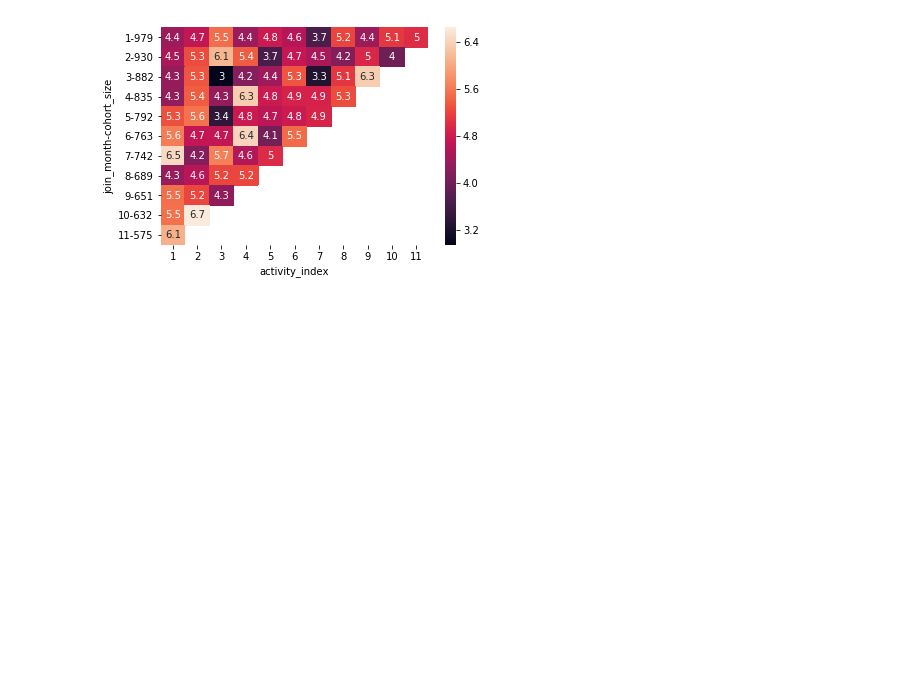
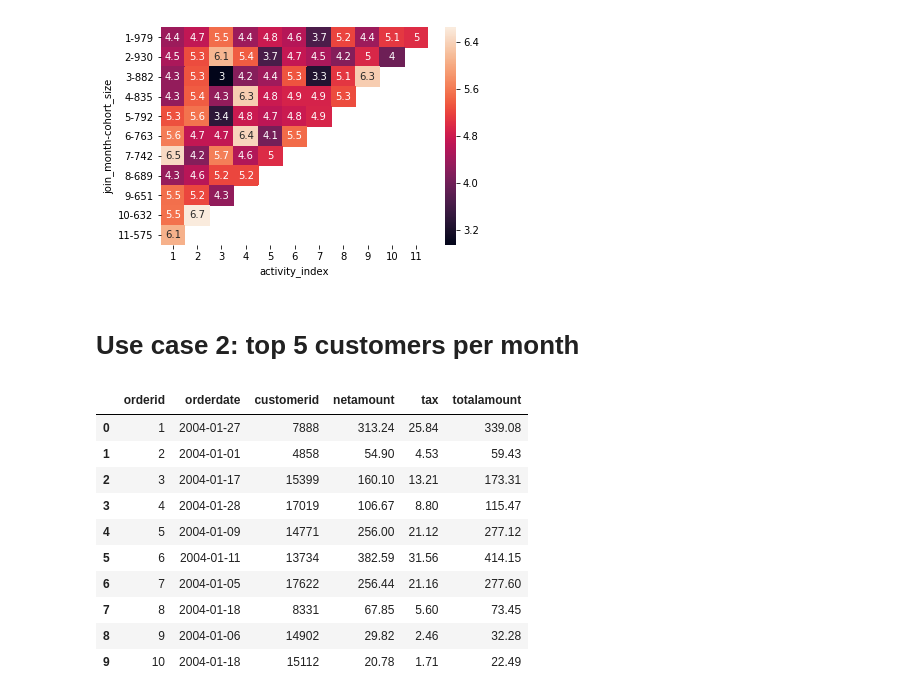
Before and after one commit to raphaelvannson/interviewprep, a Jupyter notebook: jupyter/pandas_prep.ipynb, the cells around one changed output. Drawn from its saved outputs; the diff is of its cells as text; code cells hidden in the pictures; blank space fills up the shorter version.

```diff
--- a/jupyter/pandas_prep.ipynb
+++ b/jupyter/pandas_prep.ipynb
@@ -600,3 +641,19 @@ examples.directory is deprecated; in the future, examples will be found relative
   "found relative to the 'datapath' directory.".format(key))
 <matplotlib.axes._subplots.AxesSubplot at 0x...>
 [figure]
+# %% [markdown]
+# Use case 2: top 5 customers per month
+# %%
+orders_df.head(10)
+# %% [output]
+|  | orderid | orderdate | customerid | netamount | tax | totalamount |
+| 0 | 1 | 2004-01-27 | 7888 | 313.24 | 25.84 | 339.08 |
+| 1 | 2 | 2004-01-01 | 4858 | 54.90 | 4.53 | 59.43 |
+| 2 | 3 | 2004-01-17 | 15399 | 160.10 | 13.21 | 173.31 |
+| 3 | 4 | 2004-01-28 | 17019 | 106.67 | 8.80 | 115.47 |
+| 4 | 5 | 2004-01-09 | 14771 | 256.00 | 21.12 | 277.12 |
+| 5 | 6 | 2004-01-11 | 13734 | 382.59 | 31.56 | 414.15 |
+| 6 | 7 | 2004-01-05 | 17622 | 256.44 | 21.16 | 277.60 |
+| 7 | 8 | 2004-01-18 | 8331 | 67.85 | 5.60 | 73.45 |
+| 8 | 9 | 2004-01-06 | 14902 | 29.82 | 2.46 | 32.28 |
+| 9 | 10 | 2004-01-18 | 15112 | 20.78 | 1.71 | 22.49 |
```
Also changed, not shown: parts of 23 cells of this notebook.
